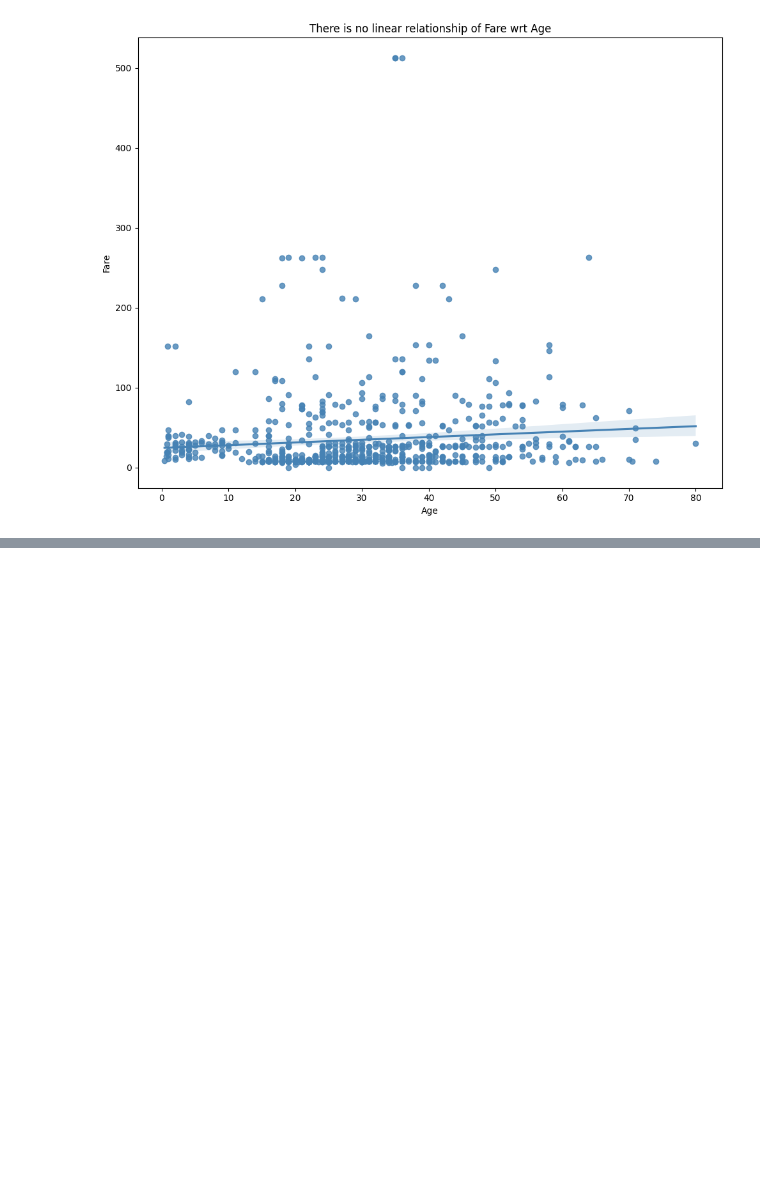
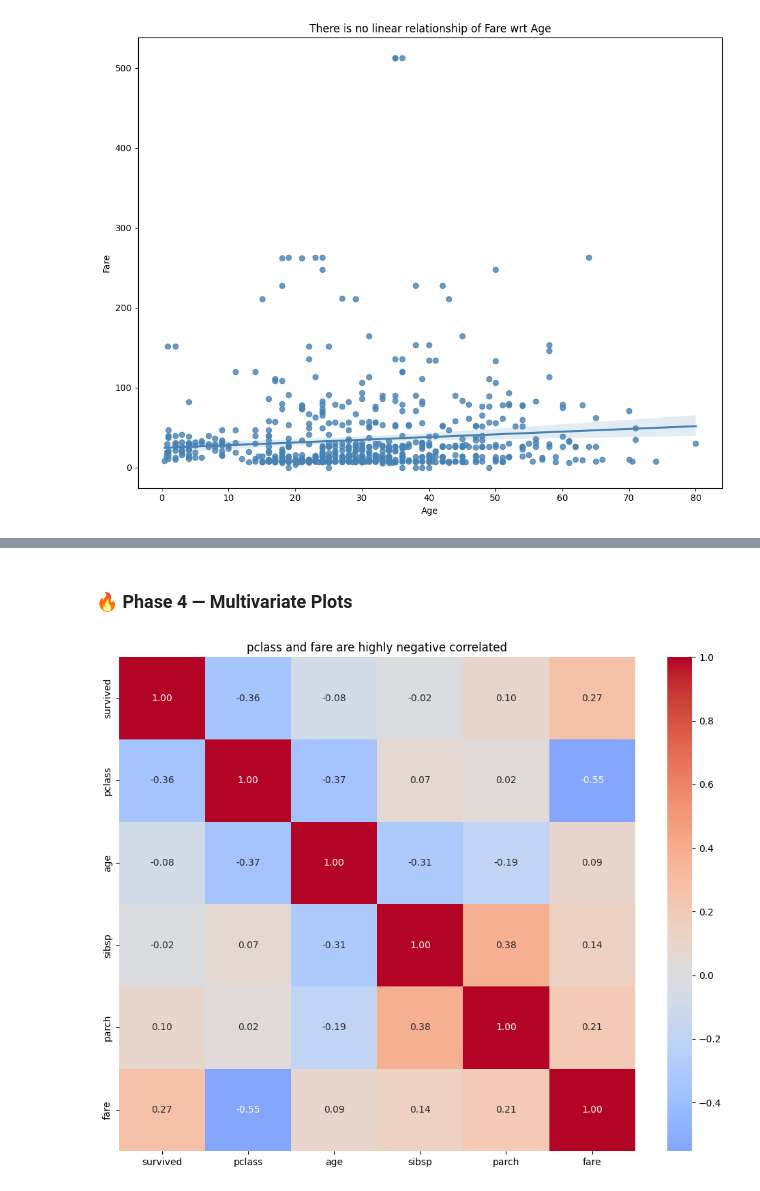
Before and after one commit to Manglam11/data_science_course, a Jupyter notebook: 07_Data_Visualization/notebooks/my_notebook.ipynb, the cells around one changed output, grey strips where cells are left out. Cells and saved outputs as stored; diff of their text form; code cells hidden in the pictures; blank space fills up the shorter version.

Commit message:
feat: add Phase 4 multivariate plots — heatmap, pairplot, FacetGrid with survival hue

```diff
--- a/07_Data_Visualization/notebooks/my_notebook.ipynb
+++ b/07_Data_Visualization/notebooks/my_notebook.ipynb
@@ -455,0 +472,23 @@ plt.show()
+# %% [markdown]
+### 🔥 Phase 4 — Multivariate Plots
+# %%
+# heatmap: best for showing all pairwise correlations in one view
+fig,ax = plt.subplots(figsize=(10,8))
+
+corr = df[["survived", "pclass", "age", "sibsp", "parch", "fare"]].corr()
+
+sns.heatmap(
+    corr,
+    annot=True,
+    fmt=".2f",
+    cmap="coolwarm",
+    center=0,
+    ax=ax
+)
+ax.set_title("pclass and fare are highly negative correlated")
+
+plt.tight_layout()
+plt.savefig("../outputs/figures/10_correlation_heatmap.png", dpi=150)
+plt.show()
+# %% [output]
+[figure, added]
```
Also changed, not shown: parts of 4 cells of this notebook.
